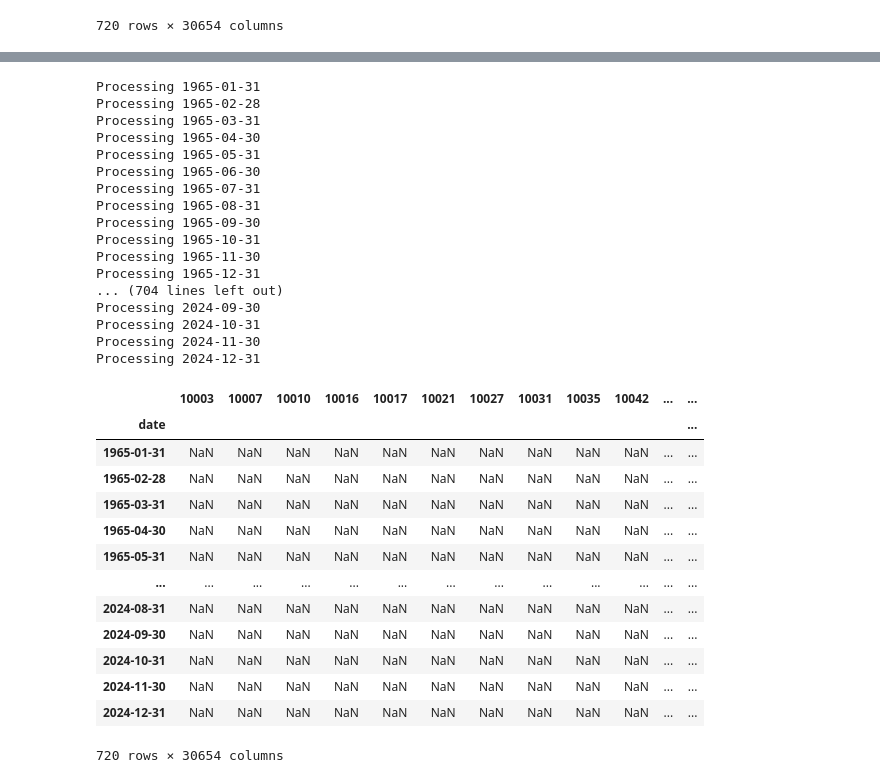
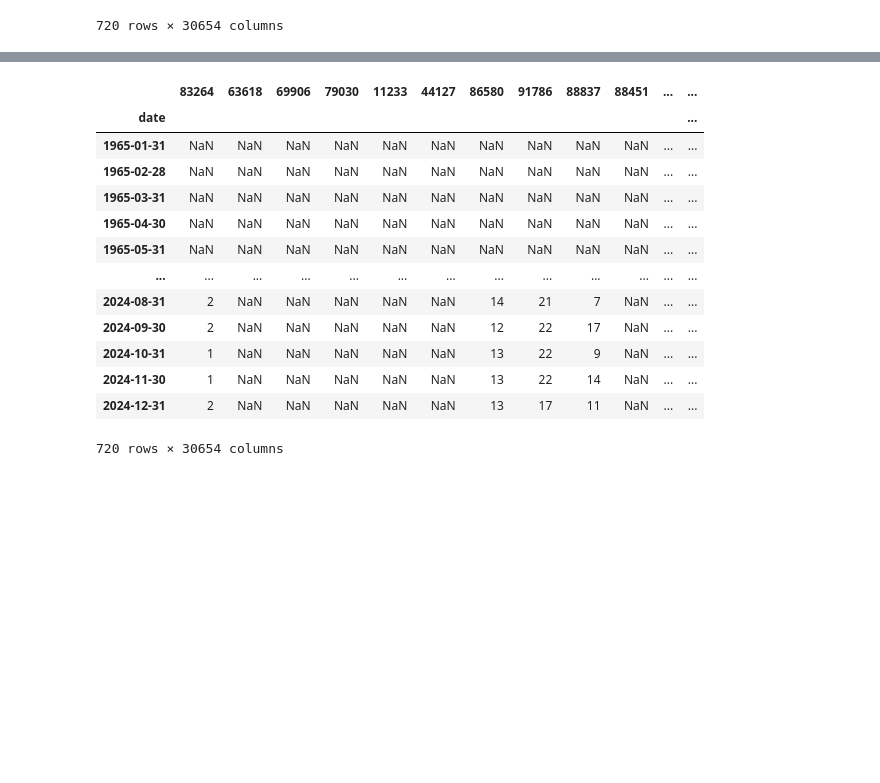
Before and after one commit to fanghe-ma/IVOL-Puzzle-and-Arbitrage-Asymmetry, a Jupyter notebook: project.ipynb, the cells around one changed output, grey strips where cells are left out. Saved outputs shown, nothing was run; the diff lists cells and outputs as text; code cells hidden in the pictures; blank space fills up the shorter version.

Commit message:
Double sorting & Portfolio Allocation

```diff
--- a/project.ipynb
+++ b/project.ipynb
@@ -589,4 +564,5 @@ for i, stock in enumerate(anomalies_pct.columns):
     aggregated[stock] = temp
 
 aggregate_mispricing_df = pd.concat(aggregated, axis=1)
+aggregate_mispricing_df.index = pd.to_datetime(aggregate_mispricing_df.index)
 # %% [output]
@@ -677,60 +697,24 @@ ivol_quintiles
-# %%
-def map_quantile_reversed(x, quantiles):
-    if x <= quantiles[0]:
-        return 4
-    elif x <= quantiles[1]:
-        return 3
-    elif x <= quantiles[2]:
-        return 2
-    elif x <= quantiles[3]:
-        return 1
-    else:
-        return 0
-
-
-mispricing_quintiles = pd.DataFrame(index=aggregate_mispricing_df.index,
-                                    columns=aggregate_mispricing_df.columns)
-
-for idx in aggregate_mispricing_df.index:
-    print(f"Processing {idx}")
-    mispricing_t = aggregate_mispricing_df.loc[idx].dropna()
-    quantiles = np.quantile(mispricing_t, [0.2, 0.4, 0.6, 0.8])
-    ranked = mispricing_t.apply(lambda x: map_quantile_reversed(x, quantiles))
-    mispricing_quintiles.loc[idx, ranked.index] = ranked
-
-mispricing_quintiles
-# %% [output]
-Processing 1965-01-31
-Processing 1965-02-28
-Processing 1965-03-31
-Processing 1965-04-30
-Processing 1965-05-31
-Processing 1965-06-30
-Processing 1965-07-31
-Processing 1965-08-31
-Processing 1965-09-30
-Processing 1965-10-31
-Processing 1965-11-30
-Processing 1965-12-31
-... (704 lines left out)
-Processing 2024-09-30
-Processing 2024-10-31
-Processing 2024-11-30
-Processing 2024-12-31
-|  | 10003 | 10007 | 10010 | 10016 | 10017 | 10021 | 10027 | 10031 | 10035 | 10042 | ... | ... |
-| date |  |  |  |  |  |  |  |  |  |  |  | ... |
-| 1965-01-31 | NaN | NaN | NaN | NaN | NaN | NaN | NaN | NaN | NaN | NaN | ... | ... |
-| 1965-02-28 | NaN | NaN | NaN | NaN | NaN | NaN | NaN | NaN | NaN | NaN | ... | ... |
-| 1965-03-31 | NaN | NaN | NaN | NaN | NaN | NaN | NaN | NaN | NaN | NaN | ... | ... |
-| 1965-04-30 | NaN | NaN | NaN | NaN | NaN | NaN | NaN | NaN | NaN | NaN | ... | ... |
-| 1965-05-31 | NaN | NaN | NaN | NaN | NaN | NaN | NaN | NaN | NaN | NaN | ... | ... |
-| ... | ... | ... | ... | ... | ... | ... | ... | ... | ... | ... | ... | ... |
-| 2024-08-31 | NaN | NaN | NaN | NaN | NaN | NaN | NaN | NaN | NaN | NaN | ... | ... |
-| 2024-09-30 | NaN | NaN | NaN | NaN | NaN | NaN | NaN | NaN | NaN | NaN | ... | ... |
-| 2024-10-31 | NaN | NaN | NaN | NaN | NaN | NaN | NaN | NaN | NaN | NaN | ... | ... |
-| 2024-11-30 | NaN | NaN | NaN | NaN | NaN | NaN | NaN | NaN | NaN | NaN | ... | ... |
-| 2024-12-31 | NaN | NaN | NaN | NaN | NaN | NaN | NaN | NaN | NaN | NaN | ... | ... |
-720 rows × 30654 columns
 # %%
 ivol_quintiles.to_csv('./Data/ivol_quintiles.csv')
 mispricing_quintiles.to_csv('./Data/mispricing_quintiles.csv')
+# %%
+mispricing_aligned = mispricing_quintiles.reindex(columns=ivol_quintiles.columns)
+
+portfolio_allocation = 5 * mispricing_aligned + ivol_quintiles
+# %%
+portfolio_allocation
+# %% [output]
+|  | 83264 | 63618 | 69906 | 79030 | 11233 | 44127 | 86580 | 91786 | 88837 | 88451 | ... | ... |
+| date |  |  |  |  |  |  |  |  |  |  |  | ... |
+| 1965-01-31 | NaN | NaN | NaN | NaN | NaN | NaN | NaN | NaN | NaN | NaN | ... | ... |
+| 1965-02-28 | NaN | NaN | NaN | NaN | NaN | NaN | NaN | NaN | NaN | NaN | ... | ... |
+| 1965-03-31 | NaN | NaN | NaN | NaN | NaN | NaN | NaN | NaN | NaN | NaN | ... | ... |
+| 1965-04-30 | NaN | NaN | NaN | NaN | NaN | NaN | NaN | NaN | NaN | NaN | ... | ... |
+| 1965-05-31 | NaN | NaN | NaN | NaN | NaN | NaN | NaN | NaN | NaN | NaN | ... | ... |
+| ... | ... | ... | ... | ... | ... | ... | ... | ... | ... | ... | ... | ... |
+| 2024-08-31 | 2 | NaN | NaN | NaN | NaN | NaN | 14 | 21 | 7 | NaN | ... | ... |
+| 2024-09-30 | 2 | NaN | NaN | NaN | NaN | NaN | 12 | 22 | 17 | NaN | ... | ... |
+| 2024-10-31 | 1 | NaN | NaN | NaN | NaN | NaN | 13 | 22 | 9 | NaN | ... | ... |
+| 2024-11-30 | 1 | NaN | NaN | NaN | NaN | NaN | 13 | 22 | 14 | NaN | ... | ... |
+| 2024-12-31 | 2 | NaN | NaN | NaN | NaN | NaN | 13 | 17 | 11 | NaN | ... | ... |
+720 rows × 30654 columns
```
Also changed, not shown: parts of 10 cells of this notebook, 1 other file.
